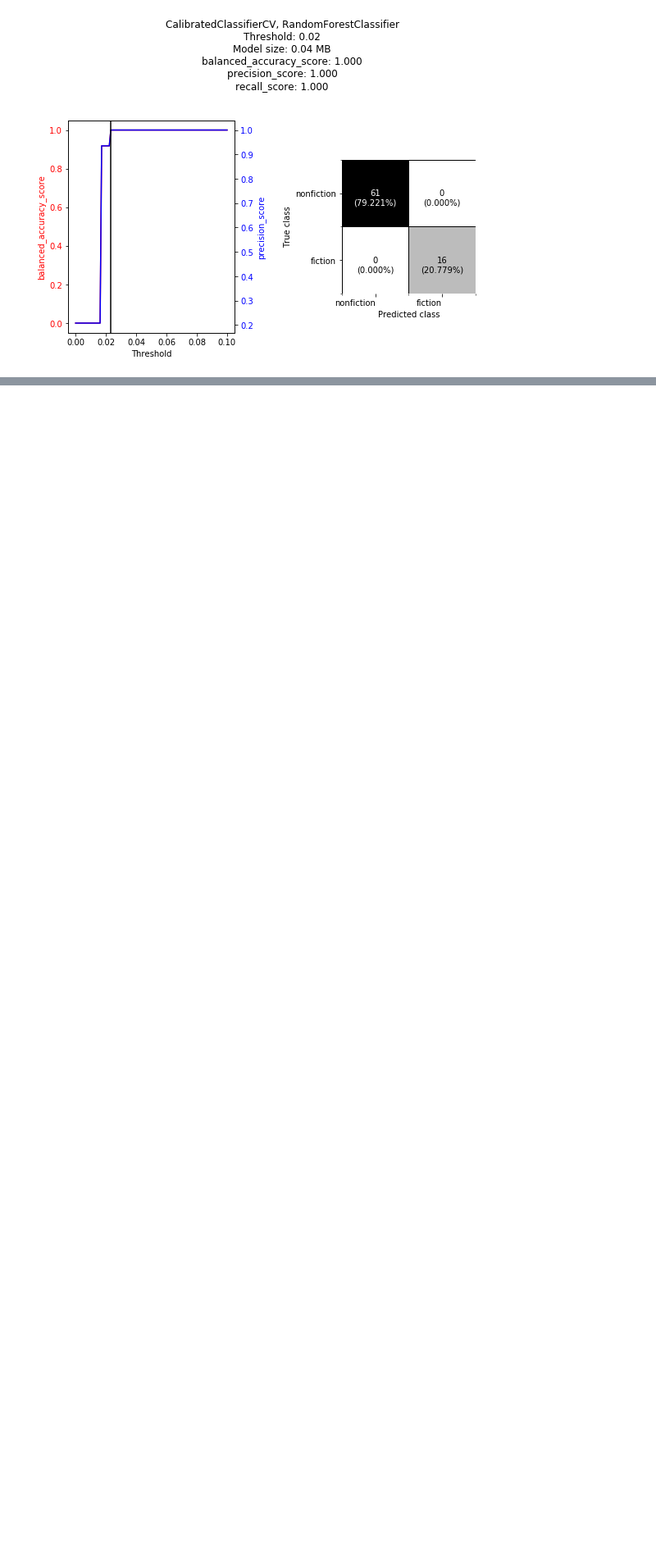
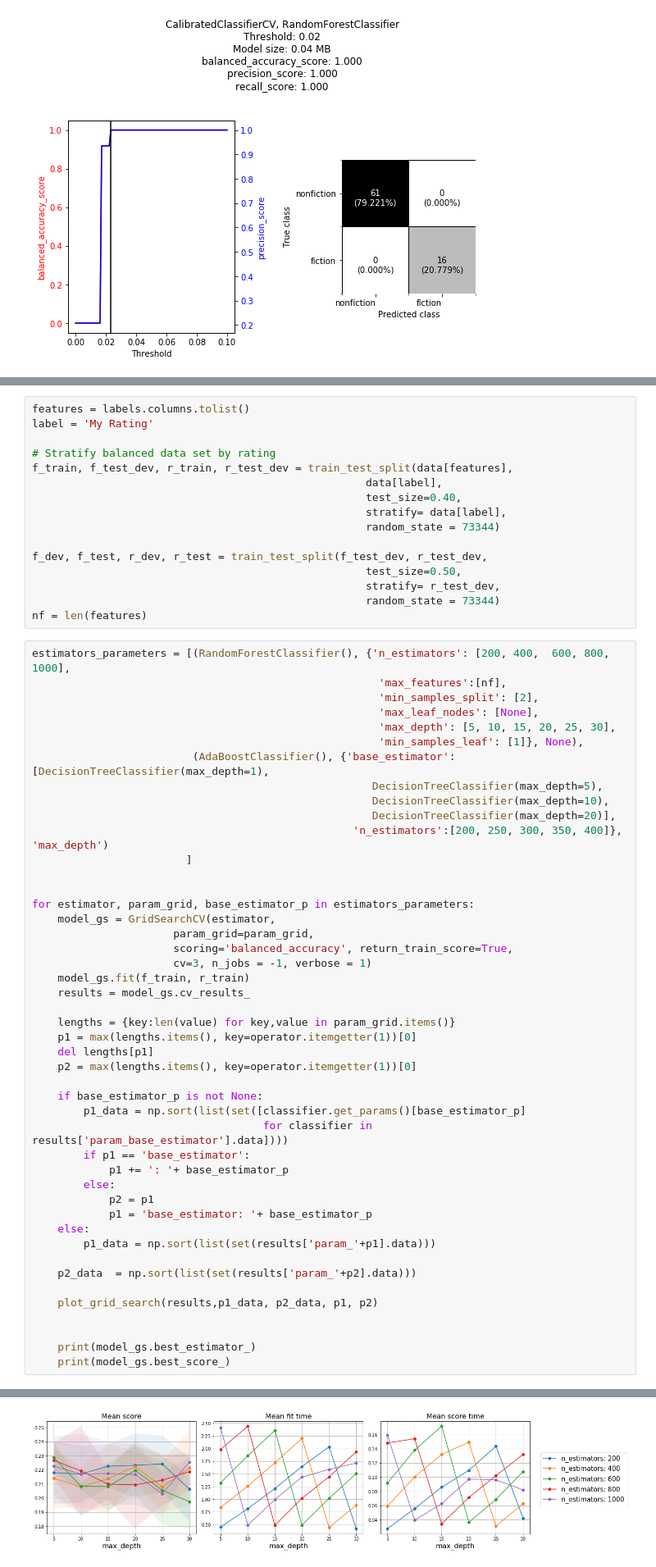
Before and after one commit to craig0a/utilities, a Jupyter notebook: Plotting_demos.ipynb, the cells around one changed output, grey strips where cells are left out. Shown at 82% size. Drawn from its saved outputs; the diff is of its cells as text; blank space fills up the shorter version.

Commit message:
Included evaluation/plotting utilities for ML model tuning and evaluation

```diff
--- a/Plotting_demos.ipynb
+++ b/Plotting_demos.ipynb
@@ -255,0 +259,63 @@ for estimator in estimators:
+# %%
+features = labels.columns.tolist()
+label = 'My Rating'
+
+# Stratify balanced data set by rating
+f_train, f_test_dev, r_train, r_test_dev = train_test_split(data[features],
+                                                    data[label],
+                                                    test_size=0.40,
+                                                    stratify= data[label],
+                                                    random_state = 73344)
+
+f_dev, f_test, r_dev, r_test = train_test_split(f_test_dev, r_test_dev,
+                                                    test_size=0.50,
+                                                    stratify= r_test_dev,
+                                                    random_state = 73344)
+nf = len(features)
+# %%
+estimators_parameters = [(RandomForestClassifier(), {'n_estimators': [200, 400,  600, 800, 1000],
+                                                      'max_features':[nf],
+                                                      'min_samples_split': [2],
+                                                      'max_leaf_nodes': [None],
+                                                      'max_depth': [5, 10, 15, 20, 25, 30],
+                                                      'min_samples_leaf': [1]}, None),
+                         (AdaBoostClassifier(), {'base_estimator': [DecisionTreeClassifier(max_depth=1),
+                                                     DecisionTreeClassifier(max_depth=5),
+                                                     DecisionTreeClassifier(max_depth=10),
+                                                     DecisionTreeClassifier(max_depth=20)],
+                                                  'n_estimators':[200, 250, 300, 350, 400]}, 'max_depth')
+                        ]
+
+
+for estimator, param_grid, base_estimator_p in estimators_parameters:
+    model_gs = GridSearchCV(estimator,
+                      param_grid=param_grid,
+                      scoring='balanced_accuracy', return_train_score=True,
+                      cv=3, n_jobs = -1, verbose = 1)
+    model_gs.fit(f_train, r_train)
+    results = model_gs.cv_results_
+
+    lengths = {key:len(value) for key,value in param_grid.items()}
+    p1 = max(lengths.items(), key=operator.itemgetter(1))[0]
+    del lengths[p1]
+    p2 = max(lengths.items(), key=operator.itemgetter(1))[0]
+
+    if base_estimator_p is not None:
+        p1_data = np.sort(list(set([classifier.get_params()[base_estimator_p]
+                                    for classifier in results['param_base_estimator'].data])))
+        if p1 == 'base_estimator':
+            p1 += ': '+ base_estimator_p
+        else:
+            p2 = p1
+            p1 = 'base_estimator: '+ base_estimator_p
+    else:
+        p1_data = np.sort(list(set(results['param_'+p1].data)))
+
+    p2_data  = np.sort(list(set(results['param_'+p2].data)))
+
+    plot_grid_search(results,p1_data, p2_data, p1, p2)
+
+
+    print(model_gs.best_estimator_)
+    print(model_gs.best_score_)
+# %% [output]
@@ -255,0 +354 @@ for estimator in estimators:
+[figure, added]
```
Also changed, not shown: parts of 6 cells of this notebook, 1 other file.
